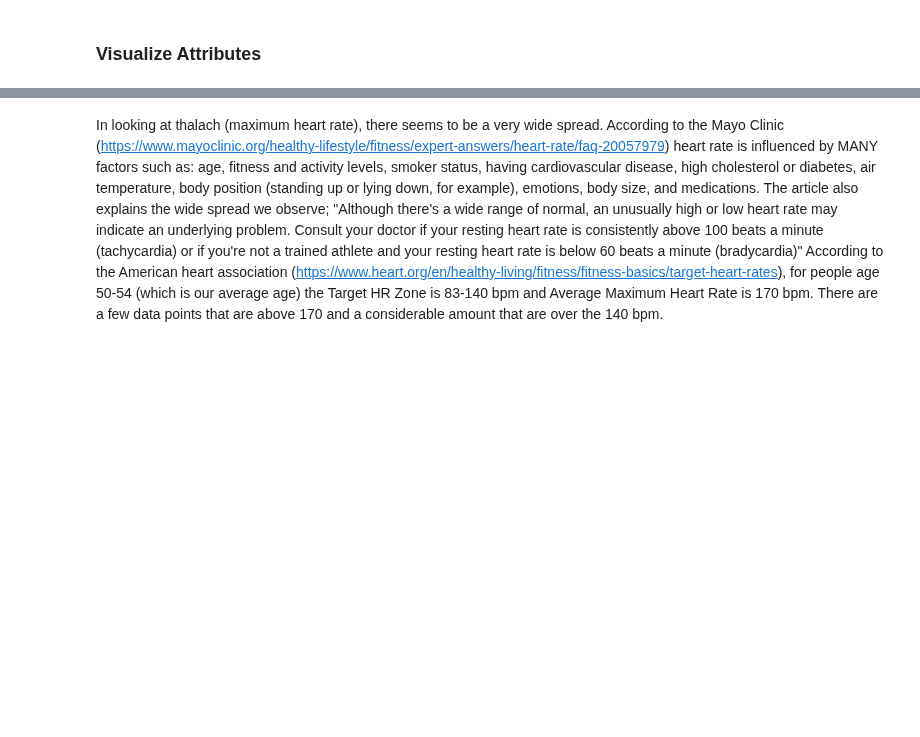
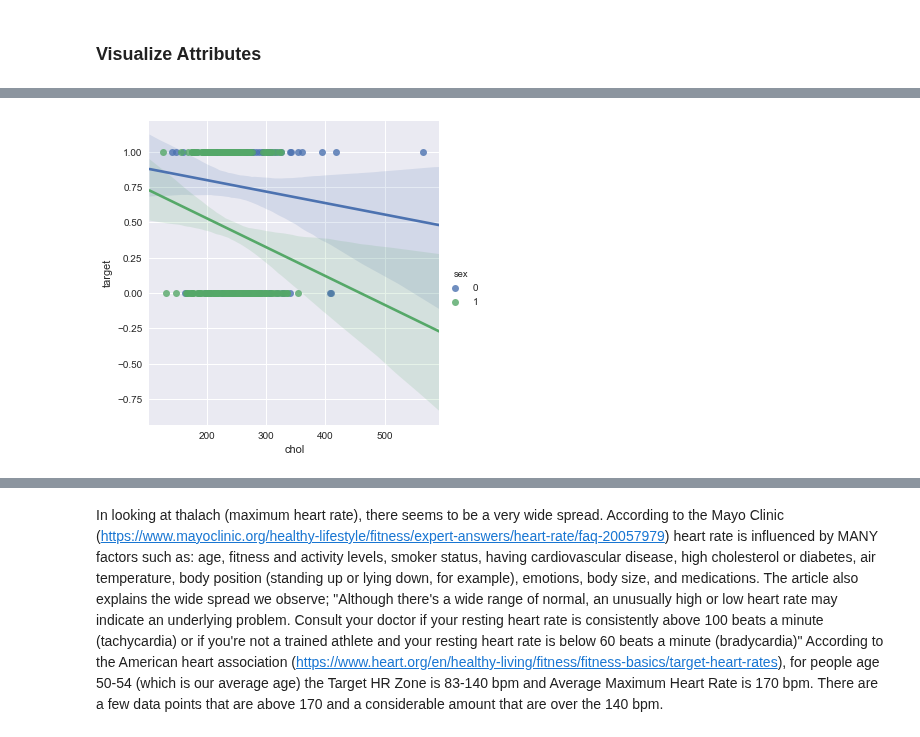
Before and after one commit to realdanielbyrne/Data_Mining_Labs, a Jupyter notebook: Lab1.ipynb, the cells around one changed output, grey strips where cells are left out. Cells and saved outputs as stored; diff of their text form; code cells hidden in the pictures; blank space fills up the shorter version.

```diff
--- a/Lab1.ipynb
+++ b/Lab1.ipynb
@@ -344,0 +316,4 @@ plotdist(df)
+# %%
+sns.lmplot(x="chol", y="target" ,hue="sex",data=df);
+# %% [output]
+[figure, added]
```
Also changed, not shown: parts of 12 cells of this notebook.
